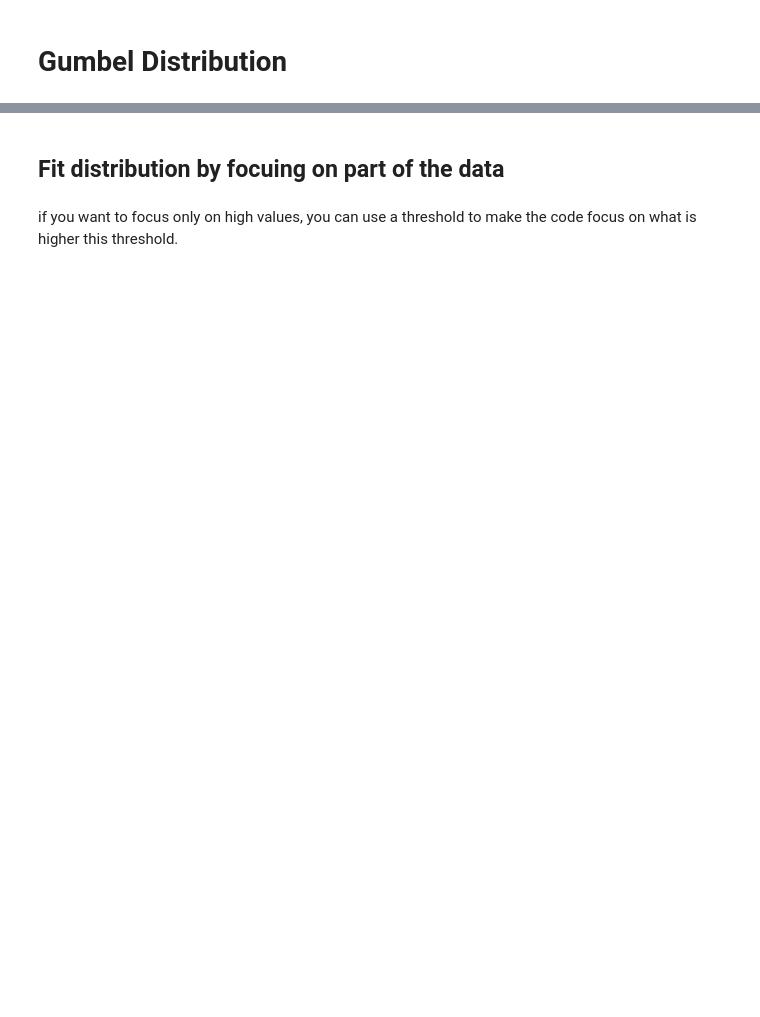
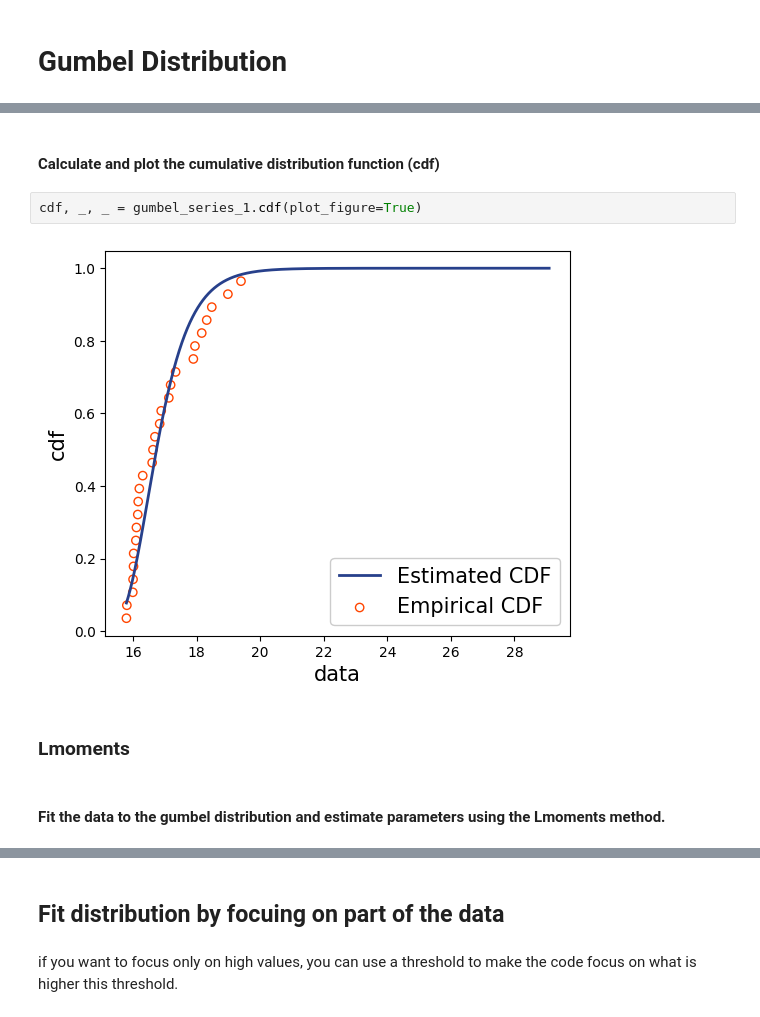
Before and after one commit to Serapieum-of-alex/statista, a Jupyter notebook: examples/notebooks/extreme-value-analysis.ipynb, the cells around one changed output, grey strips where cells are left out. Saved outputs shown, nothing was run; the diff lists cells and outputs as text; blank space fills up the shorter version.

```diff
--- a/examples/notebooks/extreme-value-analysis.ipynb
+++ b/examples/notebooks/extreme-value-analysis.ipynb
@@ -65,3 +48,13 @@ P value = 1.0
+# %% [markdown]
+#### Calculate and plot the cumulative distribution function (cdf)
+# %%
+cdf, _, _ = gumbel_series_1.cdf(plot_figure=True)
+# %% [output]
+[figure, added]
+# %% [markdown]
+### Lmoments
+# %% [markdown]
+#### Fit the data to the gumbel distribution and estimate parameters using the Lmoments method.
 # %%
 param_lmoments_series_1 = gumbel_series_1.fit_model(method="lmoments")
 gumbel_series_1.ks()
```
Also changed, not shown: parts of 27 cells of this notebook, 3 other files.
